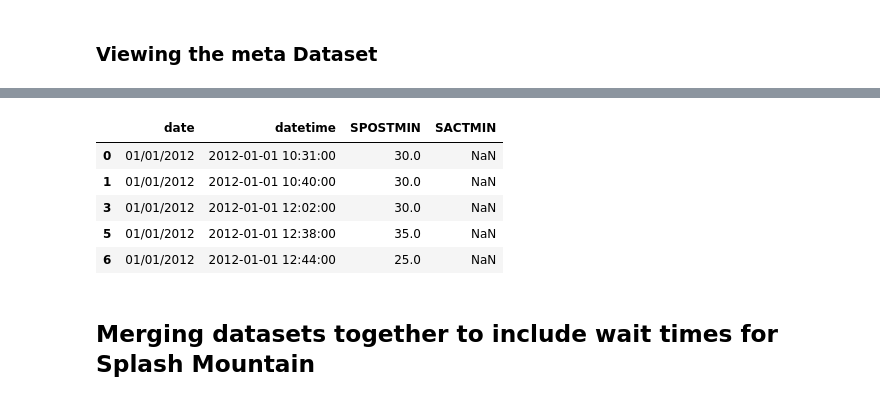
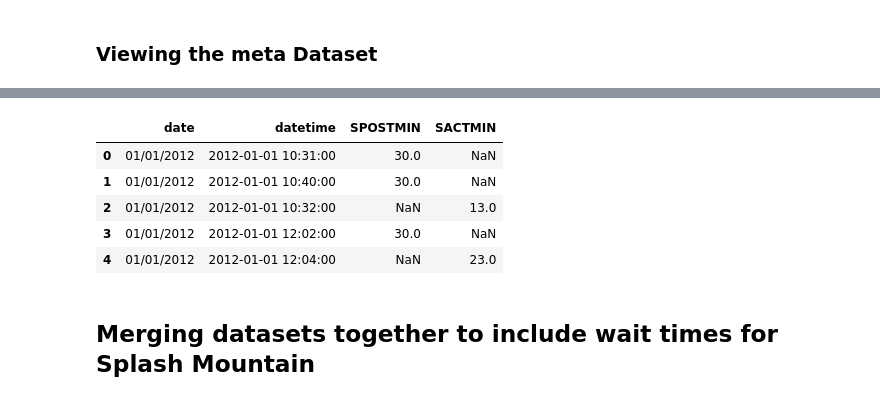
Before and after one commit to daviding11/Splash-Mountain-Wait-Time-Analysis, a Jupyter notebook: Exploratory_Analysis.ipynb, the cells around one changed output, grey strips where cells are left out. Saved outputs shown, nothing was run; the diff lists cells and outputs as text; code cells hidden in the pictures.

```diff
--- a/Exploratory_Analysis.ipynb
+++ b/Exploratory_Analysis.ipynb
@@ -35,21 +35,19 @@ meta.iloc[0:5, 0:10]
 | 3 | 01/04/2012 | NaN | 4 | 3 | 1 | 1 | 2012 | CHRISTMAS | ... |
 | 4 | 01/05/2012 | NaN | 5 | 4 | 1 | 1 | 2012 | CHRISTMAS | ... |
 # %%
-# Dropping sactmin from magic world rides, then dropping NaN from spostmin
-
 # Drop rows where wait time is not available (-999)
 pirates = pirates[pirates.SPOSTMIN > 0]
 seven_dwarfs = seven_dwarfs[seven_dwarfs.SPOSTMIN > 0]
-splash = splash[splash.SPOSTMIN > 0]
+splash = splash[(splash.SPOSTMIN > 0) | (splash.SACTMIN > 0)]
 
 splash.head() #has posted minutes for each ride
 # %% [output]
 |  | date | datetime | SPOSTMIN | SACTMIN |
 | 0 | 01/01/2012 | 2012-01-01 10:31:00 | 30.0 | NaN |
 | 1 | 01/01/2012 | 2012-01-01 10:40:00 | 30.0 | NaN |
+| 2 | 01/01/2012 | 2012-01-01 10:32:00 | NaN | 13.0 |
 | 3 | 01/01/2012 | 2012-01-01 12:02:00 | 30.0 | NaN |
-| 5 | 01/01/2012 | 2012-01-01 12:38:00 | 35.0 | NaN |
-| 6 | 01/01/2012 | 2012-01-01 12:44:00 | 25.0 | NaN |
+| 4 | 01/01/2012 | 2012-01-01 12:04:00 | NaN | 23.0 |
 # %% [markdown]
 ## Merging datasets together to include wait times for Splash Mountain
 # %%
```
Also changed, not shown: parts of 36 cells of this notebook, 1 other file.
